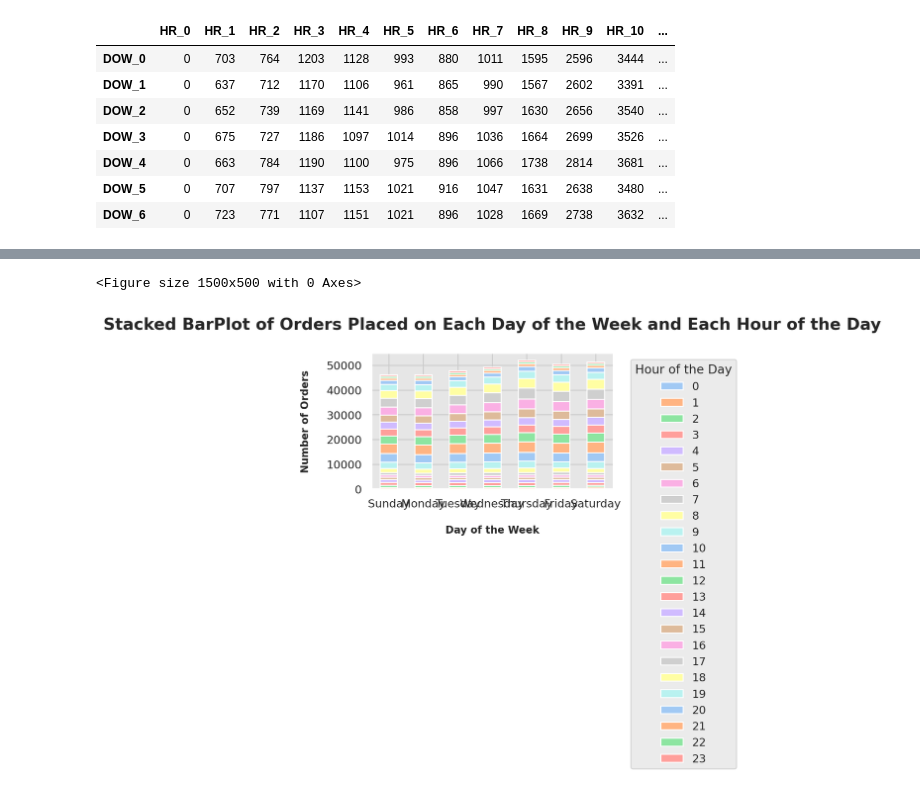
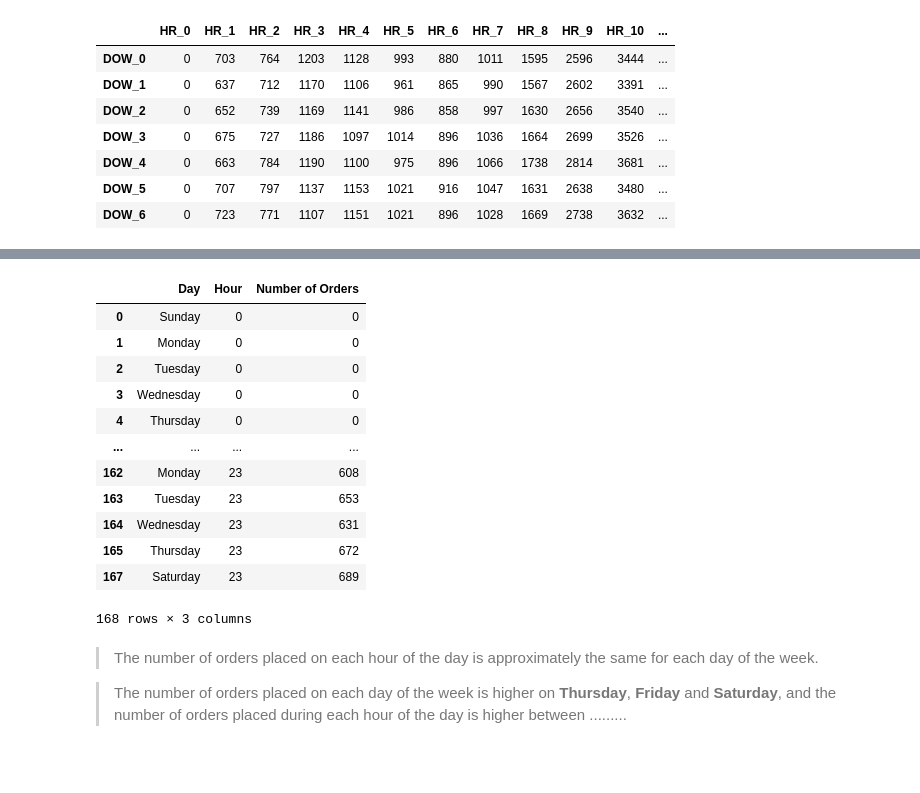
Before and after one commit to Silvestre17/DM_FoodDeliveryClustering_MasterProject, a Jupyter notebook: DM2425_Part1_99.ipynb, the cells around one changed output, grey strips where cells are left out. Cells and saved outputs as stored; diff of their text form; code cells hidden in the pictures.

```diff
--- a/DM2425_Part1_99.ipynb
+++ b/DM2425_Part1_99.ipynb
@@ -534,3 +582,24 @@ plt.show()
+# %%
+# Check the DataFrame DOW_HR_melt sorted by 'Hour' in ascending order
+DOW_HR_melt.assign(Hour=DOW_HR_melt['Hour'].astype(int)).sort_values(by='Hour', ascending=True)
+# %% [output]
+|  | Day | Hour | Number of Orders |
+| 0 | Sunday | 0 | 0 |
+| 1 | Monday | 0 | 0 |
+| 2 | Tuesday | 0 | 0 |
+| 3 | Wednesday | 0 | 0 |
+| 4 | Thursday | 0 | 0 |
+| ... | ... | ... | ... |
+| 162 | Monday | 23 | 608 |
+| 163 | Tuesday | 23 | 653 |
+| 164 | Wednesday | 23 | 631 |
+| 165 | Thursday | 23 | 672 |
+| 167 | Saturday | 23 | 689 |
+168 rows × 3 columns
+# %% [markdown]
+> The number of orders placed on each hour of the day is approximately the same for each day of the week.
+
+> The number of orders placed on each day of the week is higher on **Thursday**, **Friday** and **Saturday**, and the number of orders placed during each hour of the day is higher between .........
 # %%
 # Plot the number of orders placed on each day of the week (DOW_0 to DOW_6) and each hour of the day (HR_0 to HR_23)
 # plt.figure(figsize=(15, 5))
@@ -544,16 +613,13 @@ plt.show()
 # plt.tight_layout()
 # plt.show()
 # %%
-plt.figure(figsize=(15, 5))
-DOW_HR.plot(kind='bar', stacked=True, color=sns.color_palette('pastel'))
-plt.legend(title='Hour of the Day', bbox_to_anchor=(1.05, 1), loc='upper left')
-plt.title('Stacked BarPlot of Orders Placed on Each Day of the Week and Each Hour of the Day\n', fontweight='bold', fontsize=16)
-plt.xlabel('\nDay of the Week', fontweight='bold', fontsize=10)
-plt.ylabel('Number of Orders\n', fontweight='bold', fontsize=10)
-plt.xticks(rotation=0, ha='center')
-sns.despine(top=True, right=True)
-plt.tight_layout()
-plt.show()
+# plt.figure(figsize=(15, 5))
+# DOW_HR.plot(kind='bar', stacked=True, color=sns.color_palette('pastel'))
+# plt.legend(title='Hour of the Day', bbox_to_anchor=(1.05, 1), loc='upper left')
+# plt.title('Stacked BarPlot of Orders Placed on Each Day of the Week and Each Hour of the Day\n', fontweight='bold', fontsize=16)
+# plt.xlabel('\nDay of the Week', fontweight='bold', fontsize=10)
+# plt.ylabel('Number of Orders\n', fontweight='bold', fontsize=10)
+# plt.xticks(rotation=0, ha='center')
+# sns.despine(top=True, right=True)
+# plt.tight_layout()
+# plt.show()
-# %% [output]
-<Figure size 1500x500 with 0 Axes>
-[figure, removed]
```
Also changed, not shown: parts of 18 cells of this notebook.
